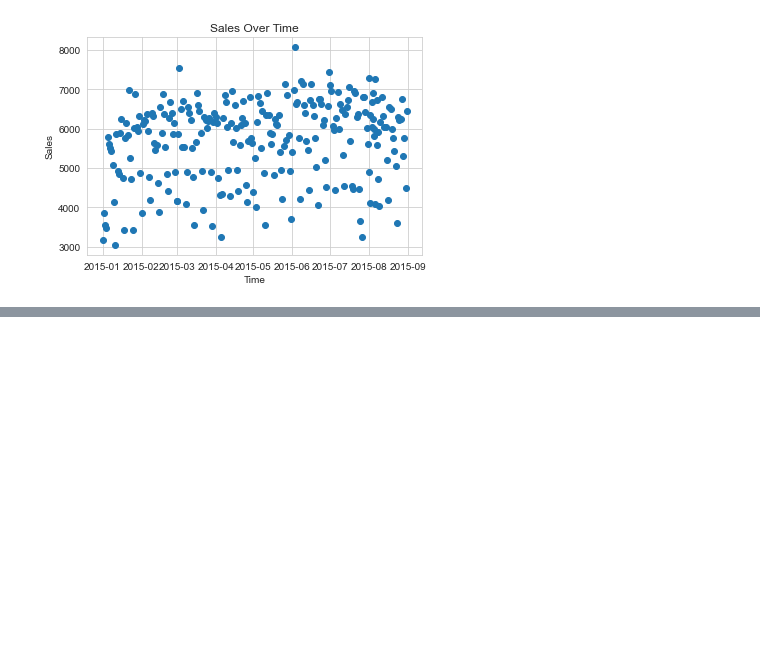
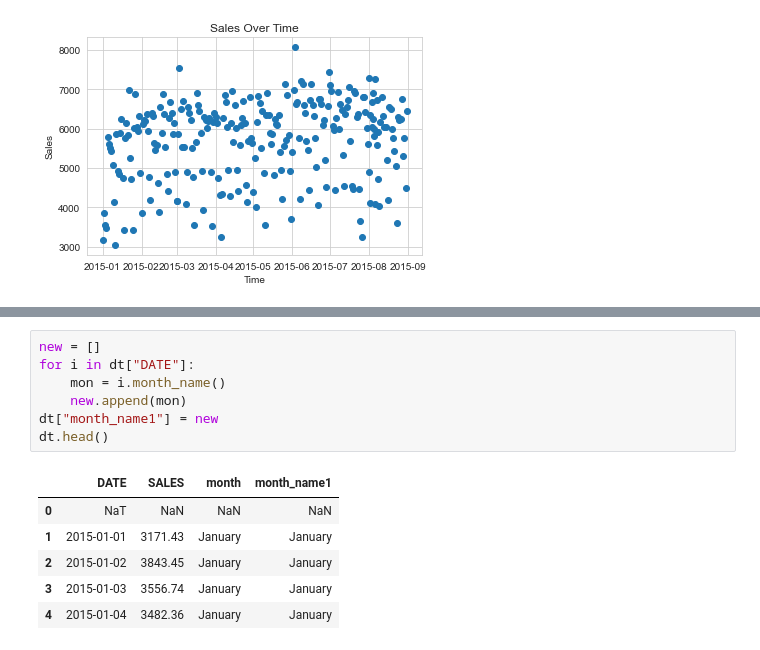
Before and after one commit to sophicist/StudentsWork-Lessons-, a Jupyter notebook: Marvin/Project1/AGO Analysis.ipynb, the cells around one changed output, grey strips where cells are left out. Drawn from its saved outputs; the diff is of its cells as text; blank space fills up the shorter version.

```diff
--- a/Marvin/Project1/AGO Analysis.ipynb
+++ b/Marvin/Project1/AGO Analysis.ipynb
@@ -145,0 +173,14 @@ plt.show()
+# %%
+new = []
+for i in dt["DATE"]:
+    mon = i.month_name()
+    new.append(mon)
+dt["month_name1"] = new
+dt.head()
+# %% [output]
+|  | DATE | SALES | month | month_name1 |
+| 0 | NaT | NaN | NaN | NaN |
+| 1 | 2015-01-01 | 3171.43 | January | January |
+| 2 | 2015-01-02 | 3843.45 | January | January |
+| 3 | 2015-01-03 | 3556.74 | January | January |
+| 4 | 2015-01-04 | 3482.36 | January | January |
```
Also changed, not shown: parts of 10 cells of this notebook, 1 other file.
